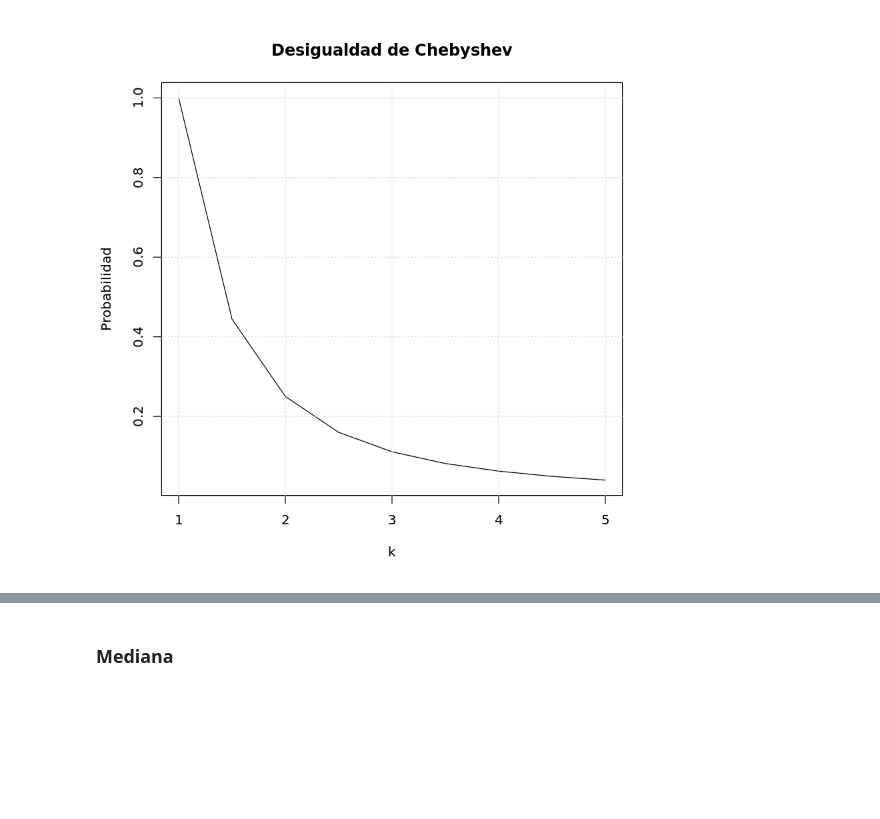
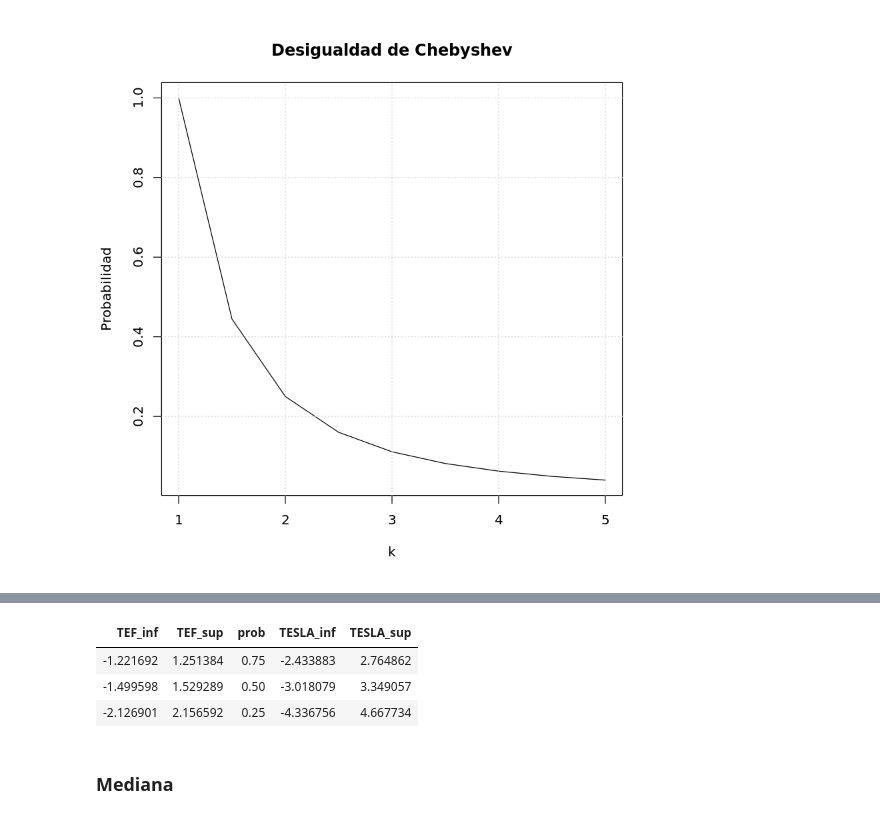
Before and after one commit to planga82/KeepCodingEstadisticaR, a Jupyter notebook: 2 - Funciones comunes.ipynb, the cells around one changed output, grey strips where cells are left out. Saved outputs shown, nothing was run; the diff lists cells and outputs as text; code cells hidden in the pictures; blank space fills up the shorter version.

```diff
--- a/2 - Funciones comunes.ipynb
+++ b/2 - Funciones comunes.ipynb
@@ -220,3 +273,17 @@ La desigualdad de Chebyshev es un límite muy pesimista, se pueden obtener mejor
+# %%
+k<-c(sqrt(1/0.75),sqrt(1/0.5),sqrt(1/0.25))
+margen<-data.frame(TEF_inf=mean(myStocks$TEF)-k*sd(myStocks$TEF),
+                   TEF_sup=mean(myStocks$TEF)+k*sd(myStocks$TEF),prob=1/k^2,
+                   TESLA_inf=mean(myStocks$TSLA)-k*sd(myStocks$TSLA),
+                   TESLA_sup=mean(myStocks$TSLA)+k*sd(myStocks$TSLA)
+                  )
+
+margen
+# %% [output]
+| TEF_inf | TEF_sup | prob | TESLA_inf | TESLA_sup |
+| -1.221692 | 1.251384 | 0.75 | -2.433883 | 2.764862 |
+| -1.499598 | 1.529289 | 0.50 | -3.018079 | 3.349057 |
+| -2.126901 | 2.156592 | 0.25 | -4.336756 | 4.667734 |
 # %% [markdown]
 ### Mediana
 # %% [markdown]
```
Also changed, not shown: parts of 13 cells of this notebook, 2 other files.
